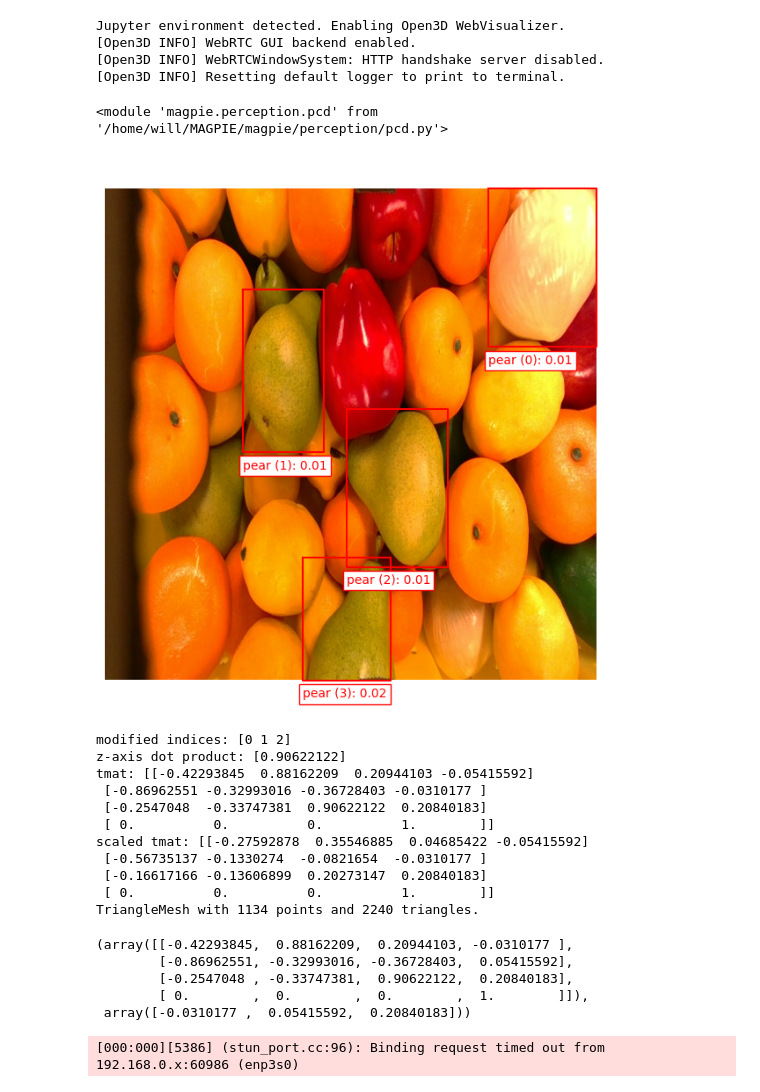
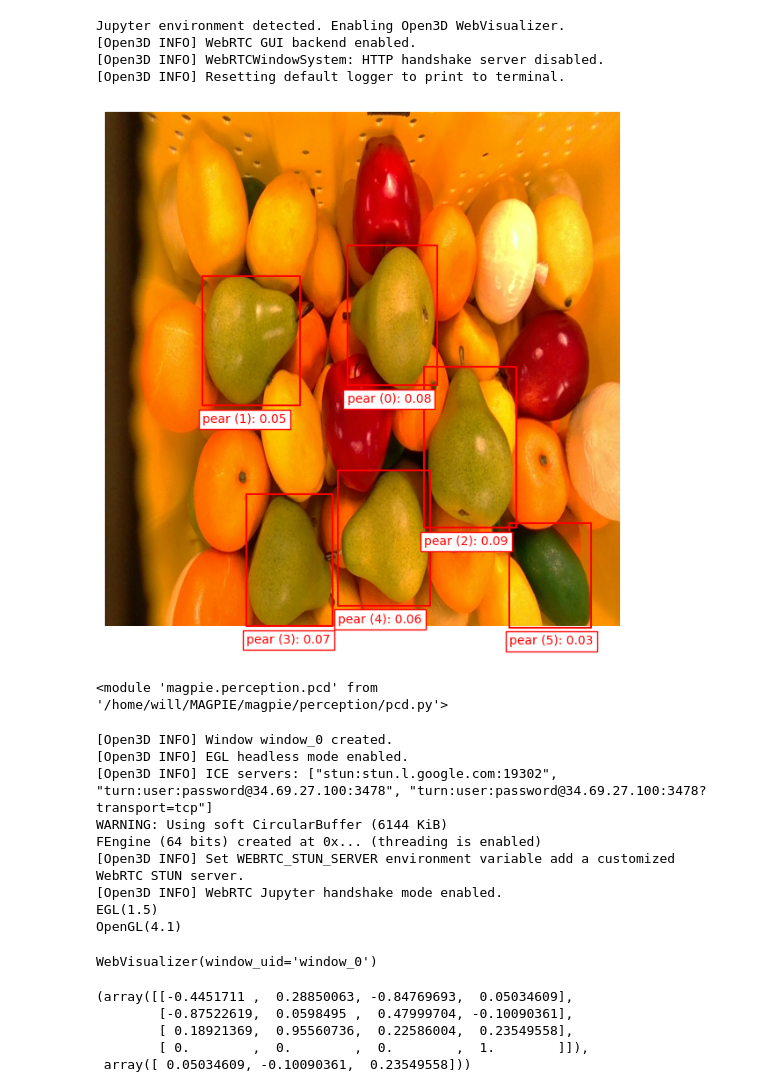
Before and after one commit to correlllab/MAGPIE, a Jupyter notebook: open_grasp.ipynb, the cells around one changed output. Cells and saved outputs as stored; diff of their text form; code cells hidden in the pictures.

```diff
--- a/open_grasp.ipynb
+++ b/open_grasp.ipynb
@@ -11,11 +11,6 @@ Jupyter environment detected. Enabling Open3D WebVisualizer.
 [Open3D INFO] WebRTC GUI backend enabled.
 [Open3D INFO] WebRTCWindowSystem: HTTP handshake server disabled.
 [Open3D INFO] Resetting default logger to print to terminal.
-# %%
-import importlib
-importlib.reload(pcd)
-# %% [output]
-<module 'magpie.perception.pcd' from '/home/will/MAGPIE/magpie/perception/pcd.py'>
 # %%
 from magpie import realsense_wrapper as real
 rsc = real.RealSense()
@@ -31,37 +26,47 @@ mask_sam = MaskSAM(ckpt)
 # %%
 p, rgbd_image = rsc.getPCD()
 image = np.array(rgbd_image.color)
 queries = ["a photo of an apple", "a photo of a lemon", "a photo of a lime", "a photo of a pear", "a photo of a onion"]
-queries = ["a photo of a pear"]
+queries = ["a photo of a light green pear"]
 abbrevq = ["apple", "lemon", "lime", "pear", "onion"]
 abbrevq = ["pear"]
-label_vit.set_threshold(0.01)
+label_vit.set_threshold(0.025)
 bboxes, uboxes = label_vit.label(image, queries, abbrevq, plot=True)
 # %% [output]
-[figure, old version]
+[figure, new version]
+# %%
+import importlib
+importlib.reload(pcd)
+# %% [output]
+<module 'magpie.perception.pcd' from '/home/will/MAGPIE/magpie/perception/pcd.py'>
 # %%
-index = 3
+index = 2
 # this does the [x, y, z] --> [y, -x, z] grasp pose switch, and the -y inversio on the y-axis orientation
-rgbd_image, cpcd, tmat = pcd.get_segment(label_vit.boxes, index, rgbd_image, rsc, type="box", display=False)
+# rgbd_image, cpcd, tmat = pcd.get_segment(label_vit.boxes, index, rgbd_image, rsc, type="box", display=False)
+rgbd_image, cpcd, tmat = pcd.get_segment(label_vit.boxes,
+                                         index,
+                                         rgbd_image,
+                                         rsc,
+                                         type="box-dbscan",
+                                         method="quat",
+                                         display=True)
 tmat, tmat[:3, 3]
 # %% [output]
-modified indices: [0 1 2]
-z-axis dot product: [0.90622122]
-tmat: [[-0.42293845  0.88162209  0.20944103 -0.05415592]
- [-0.86962551 -0.32993016 -0.36728403 -0.0310177 ]
- [-0.2547048  -0.33747381  0.90622122  0.20840183]
- [ 0.          0.          0.          1.        ]]
-scaled tmat: [[-0.27592878  0.35546885  0.04685422 -0.05415592]
- [-0.56735137 -0.1330274  -0.0821654  -0.0310177 ]
- [-0.16617166 -0.13606899  0.20273147  0.20840183]
- [ 0.          0.          0.          1.        ]]
-TriangleMesh with 1134 points and 2240 triangles.
+[Open3D INFO] Window window_0 created.
+[Open3D INFO] EGL headless mode enabled.
+[Open3D INFO] ICE servers: ["stun:stun.l.google.com:19302", "turn:user:password@34.69.27.100:3478", "turn:user:password@34.69.27.100:3478?transport=tcp"]
+WARNING: Using soft CircularBuffer (6144 KiB)
+FEngine (64 bits) created at 0x... (threading is enabled)
+[Open3D INFO] Set WEBRTC_STUN_SERVER environment variable add a customized WebRTC STUN server.
+[Open3D INFO] WebRTC Jupyter handshake mode enabled.
+EGL(1.5)
+OpenGL(4.1)
-(array([[-0.42293845,  0.88162209,  0.20944103, -0.0310177 ],
-        [-0.86962551, -0.32993016, -0.36728403,  0.05415592],
-        [-0.2547048 , -0.33747381,  0.90622122,  0.20840183],
-        [ 0.        ,  0.        ,  0.        ,  1.        ]]),
- array([-0.0310177 ,  0.05415592,  0.20840183]))
+WebVisualizer(window_uid='window_0')
-[000:000][5386] (stun_port.cc:96): Binding request timed out from 192.168.0.x:60986 (enp3s0)
+(array([[-0.4451711 ,  0.28850063, -0.84769693,  0.05034609],
+        [-0.87522619,  0.0598495 ,  0.47999704, -0.10090361],
+        [ 0.18921369,  0.95560736,  0.22586004,  0.23549558],
+        [ 0.        ,  0.        ,  0.        ,  1.        ]]),
+ array([ 0.05034609, -0.10090361,  0.23549558]))
 # %%
 # Segmentation Masks
 mask_sam.set_image_and_labels(np.array(rgbd_image.color), np.array([np.array(i[0]) for i in label_vit.boxes]), label_vit.labels)
```
Also changed, not shown: parts of 6 cells of this notebook, 1 other file.
